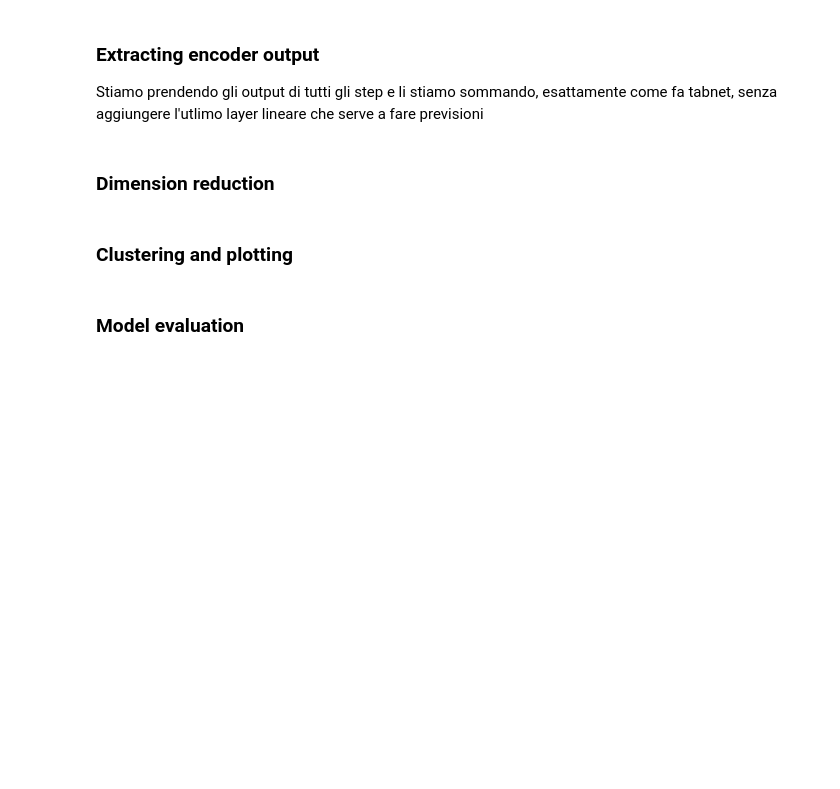
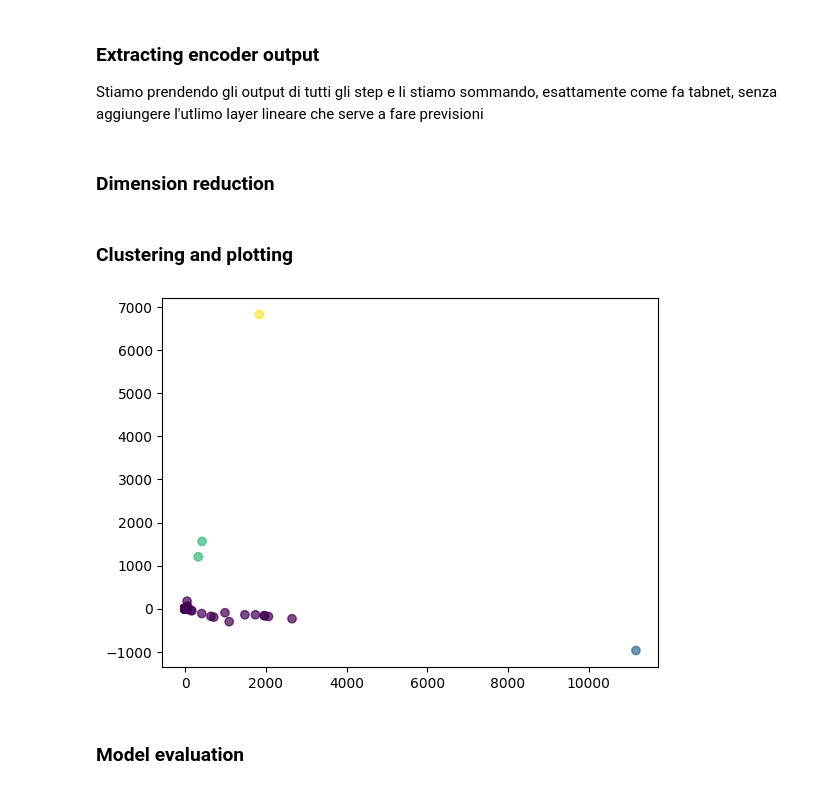
Before and after one commit to mat-riboni/neural-tabular-intrusion-detection-system, a Jupyter notebook: notebooks/ToN_http/multiclass_encoder_clustering.ipynb, the cells around one changed output. Drawn from its saved outputs; the diff is of its cells as text; code cells hidden in the pictures; blank space fills up the shorter version.

```diff
--- a/notebooks/ToN_http/multiclass_encoder_clustering.ipynb
+++ b/notebooks/ToN_http/multiclass_encoder_clustering.ipynb
@@ -153,9 +172,18 @@ Stiamo prendendo gli output di tutti gli step e li stiamo sommando, esattamente
 clf.network.eval()
 with torch.no_grad():
     X_tensor = torch.tensor(X_test, device=clf.device, dtype=torch.float)
-    steps_output, _ = clf.network.encoder(X_tensor)
-    features = torch.sum(torch.stack(steps_output, dim=0), dim=0)
-Z = features.cpu().numpy()
+    B = 2048  # dimensione batch per l’inferenza
+    embs = []
+    for i in range(0, X_tensor.size(0), B):
+        xb = X_tensor[i:i+B]
+        # 1) embedder
+        X_emb = clf.network.embedder(xb)
+        # 2) encoder
+        steps, _ = clf.network.tabnet.encoder(X_emb)
+        # 3) somma degli step
+        embs.append(torch.sum(torch.stack(steps, dim=0), dim=0).cpu())
+    features = torch.cat(embs, dim=0)       # (N_test, n_d)
+Z = features.numpy()
 # %% [markdown]
 ### Dimension reduction
 # %%
@@ -165,9 +193,11 @@ Z_2d = PCA(n_components=2, random_state=42).fit_transform(Z)
 ### Clustering and plotting
 # %%
 from sklearn.cluster import KMeans
-labels = KMeans(n_clusters=3, random_state=42).fit_predict(Z_2d)
+labels = KMeans(n_clusters=4, random_state=RANDOM_STATE).fit_predict(Z_2d)
 plt.scatter(Z_2d[:,0], Z_2d[:,1], c=labels, alpha=0.7)
 plt.show()
+# %% [output]
+[figure, added]
 # %% [markdown]
 ### Model evaluation
 # %%
```
Also changed, not shown: parts of 12 cells of this notebook, 1 other file.
